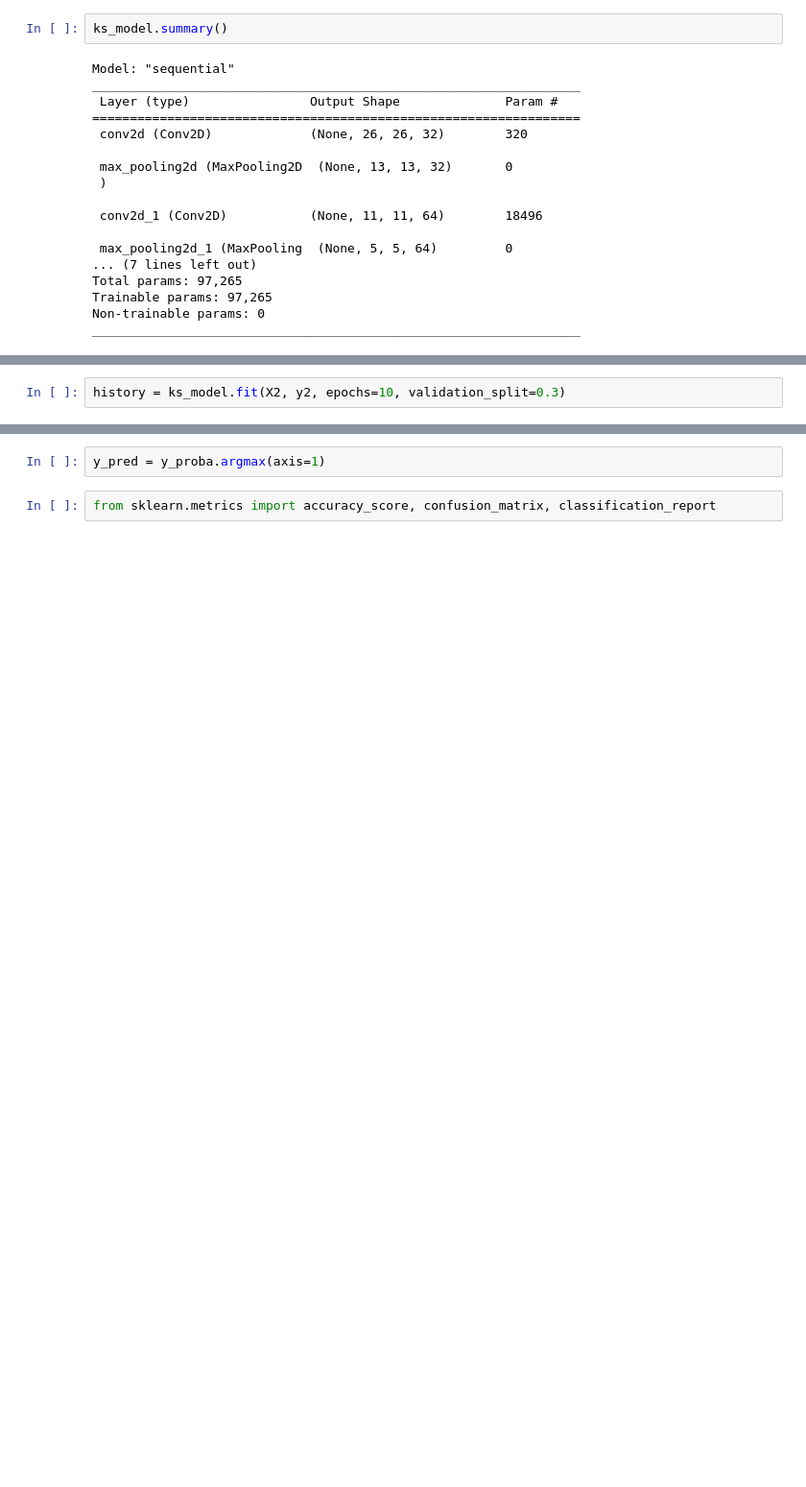
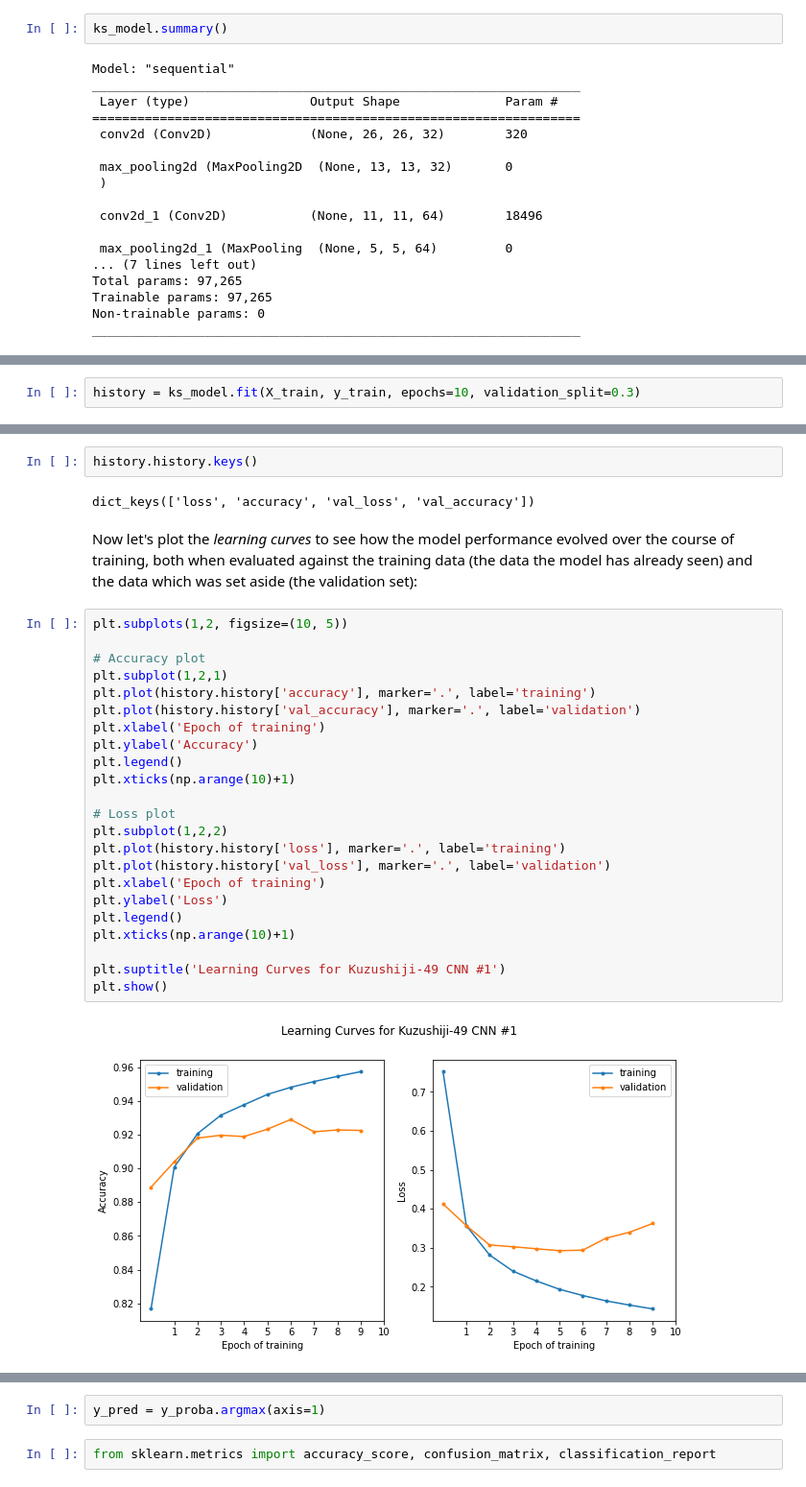
Before and after one commit to mylesmharrison/Kuzushiji-49-CNN, a Jupyter notebook: Kuzushiiji-Pt-2.ipynb, the cells around one changed output, grey strips where cells are left out. Shown at 96% size. Cells and saved outputs as stored; diff of their text form; blank space fills up the shorter version.

```diff
--- a/Kuzushiiji-Pt-2.ipynb
+++ b/Kuzushiiji-Pt-2.ipynb
@@ -252,2 +221,0 @@ dtype: int64
-# %%
-history = ks_model.fit(X2, y2, epochs=10, validation_split=0.3)
@@ -315,0 +234,2 @@ y_proba.shape
+# %%
+history = ks_model.fit(X_train, y_train, epochs=10, validation_split=0.3)
@@ -315,0 +261,31 @@ y_proba.shape
+# %%
+history.history.keys()
+# %% [output]
+dict_keys(['loss', 'accuracy', 'val_loss', 'val_accuracy'])
+# %% [markdown]
+Now let's plot the *learning curves* to see how the model performance evolved over the course of training, both when evaluated against the training data (the data the model has already seen) and the data which was set aside (the validation set):
+# %%
+plt.subplots(1,2, figsize=(10, 5))
+
+# Accuracy plot
+plt.subplot(1,2,1)
+plt.plot(history.history['accuracy'], marker='.', label='training')
+plt.plot(history.history['val_accuracy'], marker='.', label='validation')
+plt.xlabel('Epoch of training')
+plt.ylabel('Accuracy')
+plt.legend()
+plt.xticks(np.arange(10)+1)
+
+# Loss plot
+plt.subplot(1,2,2)
+plt.plot(history.history['loss'], marker='.', label='training')
+plt.plot(history.history['val_loss'], marker='.', label='validation')
+plt.xlabel('Epoch of training')
+plt.ylabel('Loss')
+plt.legend()
+plt.xticks(np.arange(10)+1)
+
+plt.suptitle('Learning Curves for Kuzushiji-49 CNN #1')
+plt.show()
+# %% [output]
+[figure, added]
```
Also changed, not shown: parts of 42 cells of this notebook.
